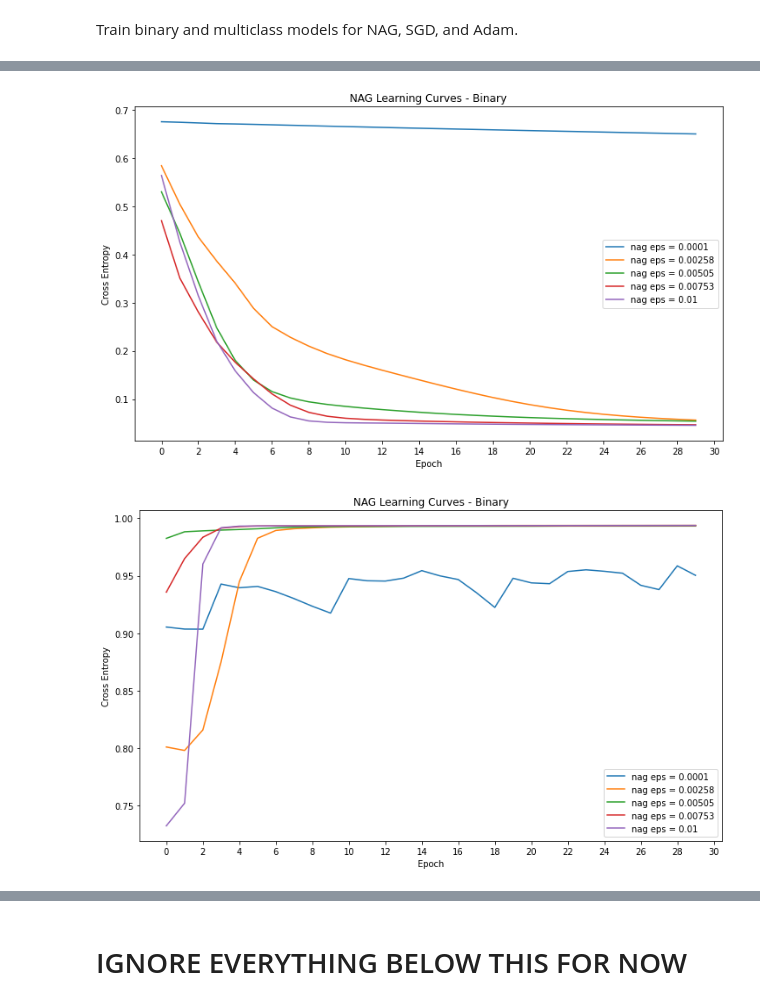
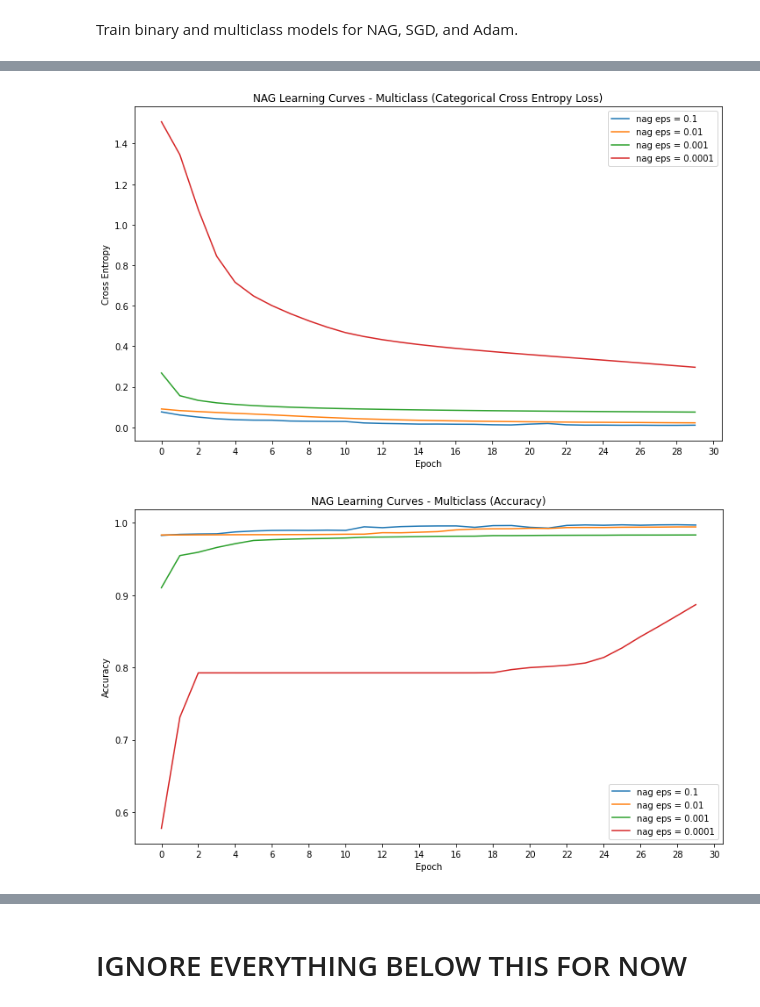
Before and after one commit to billnunn/Assessment-4-Bill-Mo-Oliver, a Jupyter notebook: Mo_Evidence/NAG_Optimiser.ipynb, the cells around one changed output, grey strips where cells are left out. Cells and saved outputs as stored; diff of their text form; code cells hidden in the pictures.

```diff
--- a/Mo_Evidence/NAG_Optimiser.ipynb
+++ b/Mo_Evidence/NAG_Optimiser.ipynb
@@ -127,3 +168,6 @@ def multiDNN(train_df = X_train, num_classes = 5, hidden_nodes = [10,10,10], op
     nn_model.compile(loss='categorical_crossentropy',optimizer=op,metrics=metrics)
 
     return nn_model
+# %%
+x1 = -np.arange(1,5)
+epsilons = np.float_power(10,x1)
@@ -130,14 +178,18 @@ def multiDNN(train_df = X_train, num_classes = 5, hidden_nodes = [10,10,10], op
 # %% [markdown]
 Train binary and multiclass models for NAG, SGD, and Adam.
 # %%
+#jupyter works a bit differently from a normal IDE
+#so we have to set random seed again in this cell
+tf.random.set_seed(rseed)
+
 count = 1
-
+epochs = 30
+batch_size = 10**3
 start = time.time()
 
 #5 learning rates equally spaced between 1/10,000 and 1/100
-for eps in np.linspace(1/10000,1/100,5):
+for eps in epsilons:
 
-    eps = round(eps,5)
     #create the 3 optimizer with learning rate above
 #     sgd_opt = tf.keras.optimizers.SGD(learning_rate = eps,
 #                                       momentum = 0.9,
@@ -161,7 +213,8 @@ for eps in np.linspace(1/10000,1/100,5):
         print('-'*10 + 'Fitting binary model to {} optimizer with learning rate {}'.format(opt,eps) + '-'*10)
         bin_history_temp = bin_model_temp.fit(X_train, y_train_bin,
                                               shuffle = True, validation_data = (X_val, y_val_bin),
-                                              epochs = 30, batch_size = 10000)
+                                              epochs = epochs, batch_size = batch_size,
+                                              verbose = 0)
 
         #assign models and their history to appropriately named variable in locals()
         locals()['{}_bin_model_{}'.format(opt,count)] = bin_model_temp
@@ -171,12 +224,15 @@ for eps in np.linspace(1/10000,1/100,5):
         del bin_model_temp
         del bin_history_temp
 
+
+
         #same as before but for multiclass categ
         categ_model_temp = multiDNN(op = optimizer)
         print('-'*10 + 'Fitting categorical model to {} optimizer with learning rate {}'.format(opt,eps) + '-'*10)
         categ_history_temp = categ_model_temp.fit(X_train, y_train_multi,
                                                   shuffle = True, validation_data = (X_val, y_val_multi),
-                                                  epochs = 30, batch_size = 10000)
+                                                  epochs = epochs, batch_size = batch_size,
+                                                  verbose = 0)
 
         locals()['{}_categ_model_{}'.format(opt,count)] = categ_model_temp
         locals()['{}_categ_history_{}'.format(opt,count)] = categ_history_temp
@@ -224,36 +311,46 @@ for eps in np.linspace(1/10000,1/100,5):
 # %%
 fig = plt.figure(figsize=(12,7))
 
-plt.title('NAG Learning Curves - Binary')
+plt.title('NAG Learning Curves - Multiclass (Categorical Cross Entropy Loss)')
 plt.xlabel('Epoch')
 plt.xticks(ticks=range(0,32,2))
 plt.ylabel('Cross Entropy')
 
-plt.plot(nag_bin_history_1.history['val_loss'],label='nag eps = 0.0001')
-plt.plot(nag_bin_history_2.history['val_loss'],label='nag eps = 0.00258')
-plt.plot(nag_bin_history_3.history['val_loss'],label='nag eps = 0.00505')
-plt.plot(nag_bin_history_4.history['val_loss'],label='nag eps = 0.00753')
-plt.plot(nag_bin_history_5.history['val_loss'],label='nag eps = 0.01')
+count=1
+plt.plot(locals()['{}_categ_history_{}'.format(opt,count)].history['val_loss'],label='{} eps = {}'.format(opt, epsilons[count-1]))
+count+=1
+plt.plot(locals()['{}_categ_history_{}'.format(opt,count)].history['val_loss'],label='{} eps = {}'.format(opt, epsilons[count-1]))
+count+=1
+plt.plot(locals()['{}_categ_history_{}'.format(opt,count)].history['val_loss'],label='{} eps = {}'.format(opt, epsilons[count-1]))
+count+=1
+plt.plot(locals()['{}_categ_history_{}'.format(opt,count)].history['val_loss'],label='{} eps = {}'.format(opt, epsilons[count-1]))
+count+=1
+
 
 plt.legend()
 plt.show()
 # %% [output]
-[figure, old version]
+[figure, new version]
 # %%
 fig = plt.figure(figsize=(12,7))
 
-plt.title('NAG Learning Curves - Binary')
+plt.title('NAG Learning Curves - Multiclass (Accuracy)')
 plt.xlabel('Epoch')
 plt.xticks(ticks=range(0,32,2))
-plt.ylabel('Cross Entropy')
+plt.ylabel('Accuracy')
 
-plt.plot(nag_bin_history_1.history['val_auc'],label='nag eps = 0.0001')
-plt.plot(nag_bin_history_2.history['val_auc'],label='nag eps = 0.00258')
-plt.plot(nag_bin_history_3.history['val_auc'],label='nag eps = 0.00505')
-plt.plot(nag_bin_history_4.history['val_auc'],label='nag eps = 0.00753')
-plt.plot(nag_bin_history_5.history['val_auc'],label='nag eps = 0.01')
+count=1
+plt.plot(locals()['{}_categ_history_{}'.format(opt,count)].history['val_accuracy'],label='{} eps = {}'.format(opt, epsilons[count-1]))
+count+=1
+plt.plot(locals()['{}_categ_history_{}'.format(opt,count)].history['val_accuracy'],label='{} eps = {}'.format(opt, epsilons[count-1]))
+count+=1
+plt.plot(locals()['{}_categ_history_{}'.format(opt,count)].history['val_accuracy'],label='{} eps = {}'.format(opt, epsilons[count-1]))
+count+=1
+plt.plot(locals()['{}_categ_history_{}'.format(opt,count)].history['val_accuracy'],label='{} eps = {}'.format(opt, epsilons[count-1]))
+count+=1
+
 
 plt.legend()
 plt.show()
 # %% [output]
-[figure, old version]
+[figure, new version]
```
Also changed, not shown: parts of 91 cells of this notebook, 4 other files.
